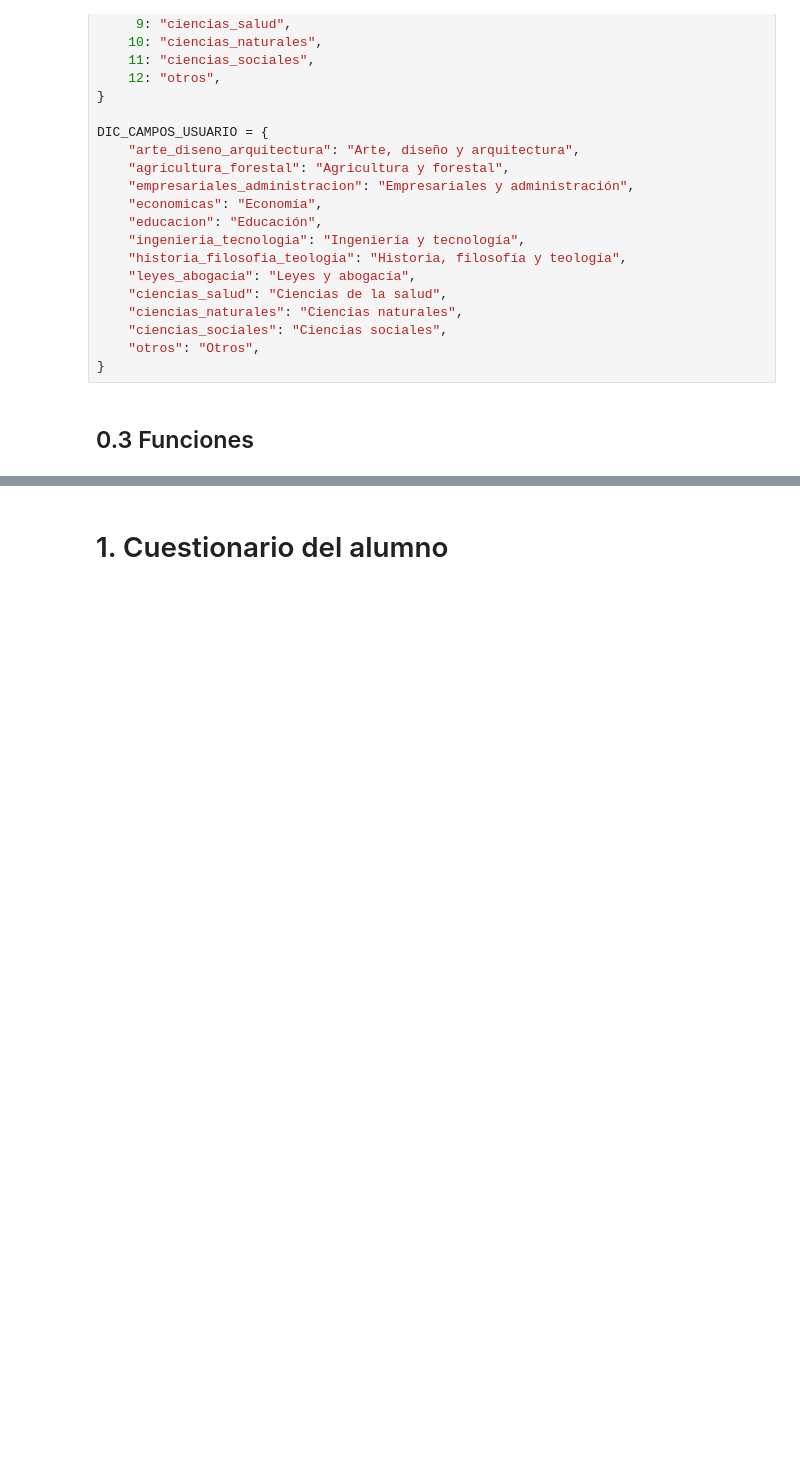
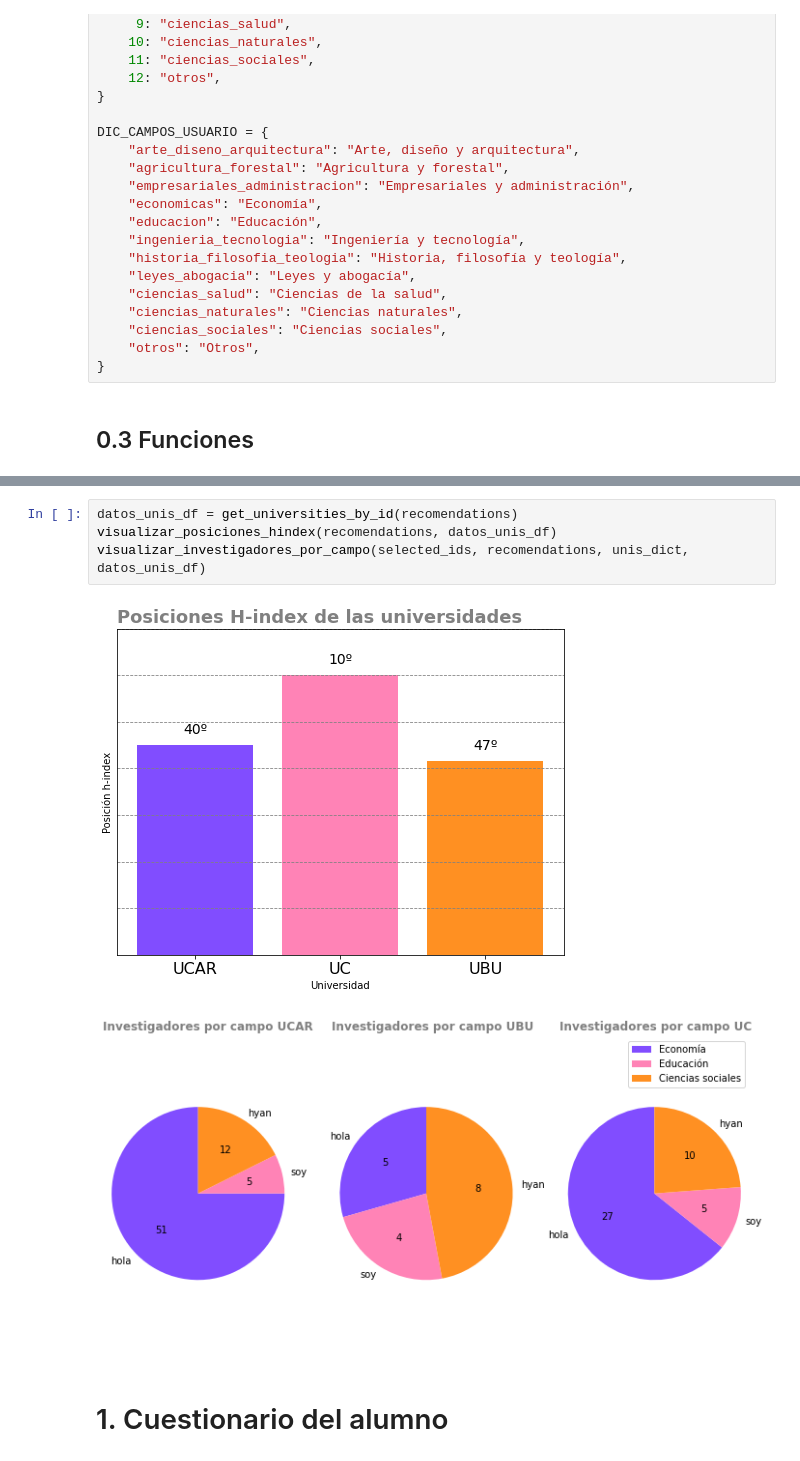
Before and after one commit to Dacarpe03/SIC_Big_Data_CDC, a Jupyter notebook: Scripts/recomendacion_universidades.ipynb, the cells around one changed output, grey strips where cells are left out. Cells and saved outputs as stored; diff of their text form; blank space fills up the shorter version.

```diff
--- a/Scripts/recomendacion_universidades.ipynb
+++ b/Scripts/recomendacion_universidades.ipynb
@@ -318,3 +379,10 @@ def visualizar_posiciones_hindex(recomendaciones):
+# %%
+datos_unis_df = get_universities_by_id(recomendations)
+visualizar_posiciones_hindex(recomendations, datos_unis_df)
+visualizar_investigadores_por_campo(selected_ids, recomendations, unis_dict, datos_unis_df)
+# %% [output]
+[figure, added]
+[figure, added]
 # %% [markdown]
 # 1. Cuestionario del alumno
 # %%
```
Also changed, not shown: parts of 1 cell of this notebook.
